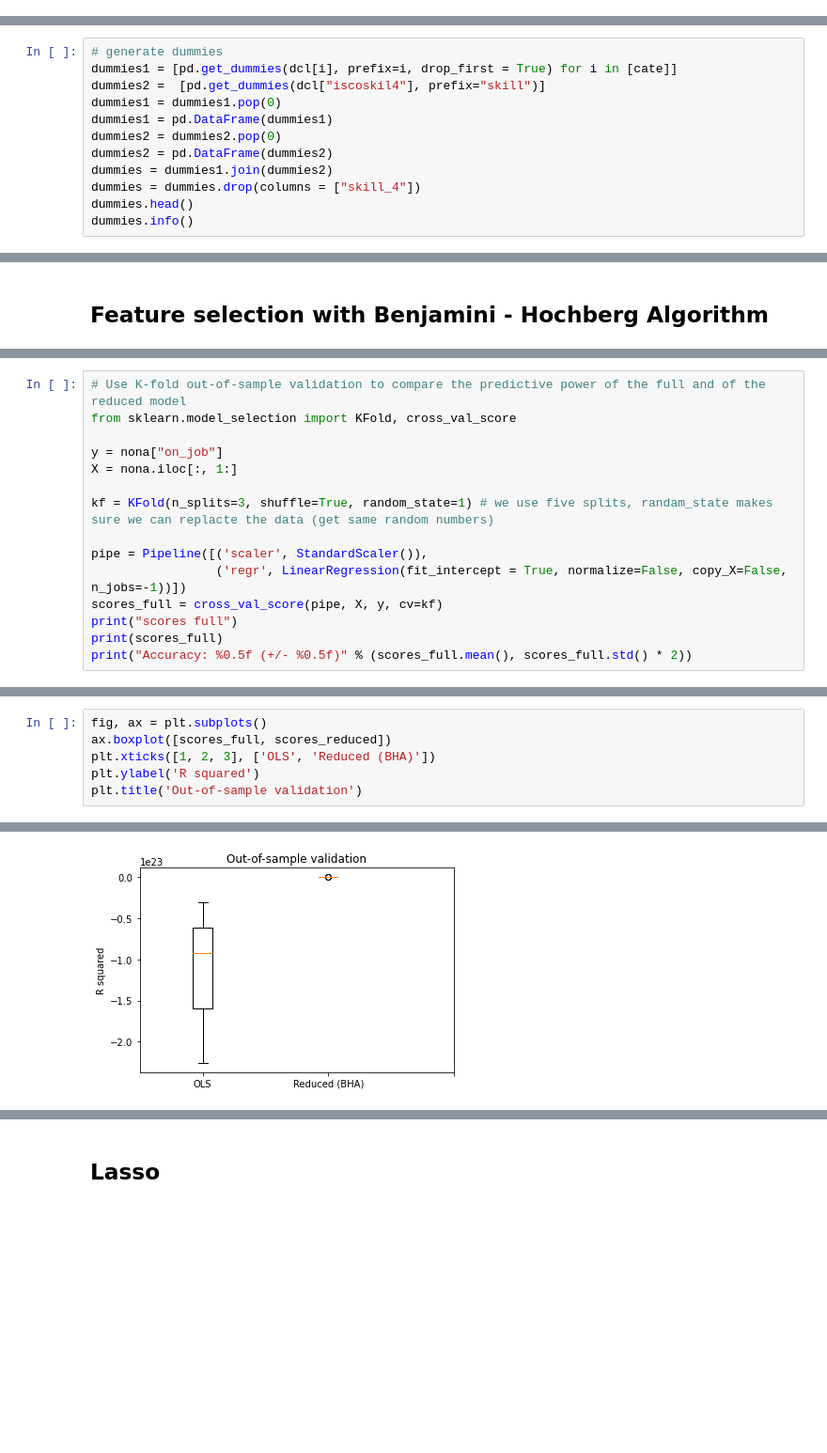
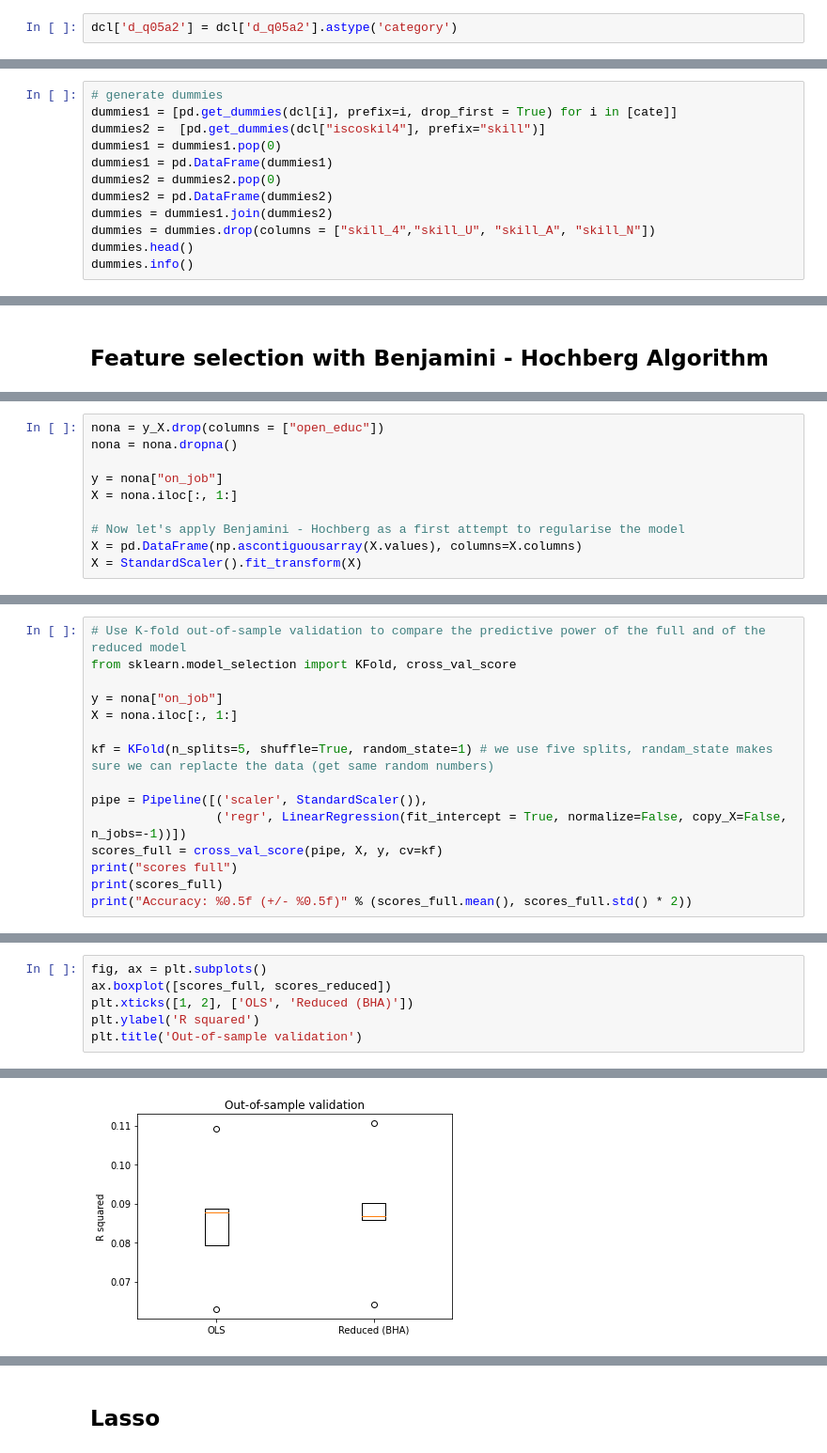
Before and after one commit to srh-gst/ML_term_paper, a Jupyter notebook: Code/4_model_estimation.ipynb, the cells around one changed output, grey strips where cells are left out. Shown: that part at 94% size. Cells and saved outputs as stored; diff of their text form; blank space fills up the shorter version.

```diff
--- a/Code/4_model_estimation.ipynb
+++ b/Code/4_model_estimation.ipynb
@@ -48,6 +68,8 @@ dcl = dcl.loc[:, ~dcl.columns.str.endswith('_c')]
 #dcl = dcl[dcl.iscoskil4 != "A"]
 #dcl = dcl[dcl.iscoskil4 != "N"]
 #dcl = dcl[dcl.iscoskil4 != "U"]
+# %%
+dcl['d_q05a2'] = dcl['d_q05a2'].astype('category')
 # %%
 #thresh = len(dcl) * .18
 #dcl.dropna(thresh = thresh, axis = 1, inplace = True)
@@ -84,7 +144,7 @@ dummies1 = pd.DataFrame(dummies1)
 dummies2 = dummies2.pop(0)
 dummies2 = pd.DataFrame(dummies2)
 dummies = dummies1.join(dummies2)
-dummies = dummies.drop(columns = ["skill_4"])
+dummies = dummies.drop(columns = ["skill_4","skill_U", "skill_A", "skill_N"])
 dummies.head()
 dummies.info()
 # %% [output]
@@ -244,0 +365,10 @@ est.summary()
+# %%
+nona = y_X.drop(columns = ["open_educ"])
+nona = nona.dropna()
+
+y = nona["on_job"]
+X = nona.iloc[:, 1:]
+
+# Now let's apply Benjamini - Hochberg as a first attempt to regularise the model
+X = pd.DataFrame(np.ascontiguousarray(X.values), columns=X.columns)
+X = StandardScaler().fit_transform(X)
@@ -274,7 +440,7 @@ from sklearn.model_selection import KFold, cross_val_score
 y = nona["on_job"]
 X = nona.iloc[:, 1:]
 
-kf = KFold(n_splits=3, shuffle=True, random_state=1) # we use five splits, randam_state makes sure we can replacte the data (get same random numbers)
+kf = KFold(n_splits=5, shuffle=True, random_state=1) # we use five splits, randam_state makes sure we can replacte the data (get same random numbers)
 
 pipe = Pipeline([('scaler', StandardScaler()),
                  ('regr', LinearRegression(fit_intercept = True, normalize=False, copy_X=False, n_jobs=-1))])
@@ -306,9 +512,9 @@ Accuracy: 0.07561 (+/- 0.04884)
 # %%
 fig, ax = plt.subplots()
 ax.boxplot([scores_full, scores_reduced])
-plt.xticks([1, 2, 3], ['OLS', 'Reduced (BHA)'])
+plt.xticks([1, 2], ['OLS', 'Reduced (BHA)'])
 plt.ylabel('R squared')
 plt.title('Out-of-sample validation')
 # %% [output]
 Text(0.5, 1.0, 'Out-of-sample validation')
-[figure, old version]
+[figure, new version]
```
Also changed, not shown: parts of 65 cells of this notebook.
